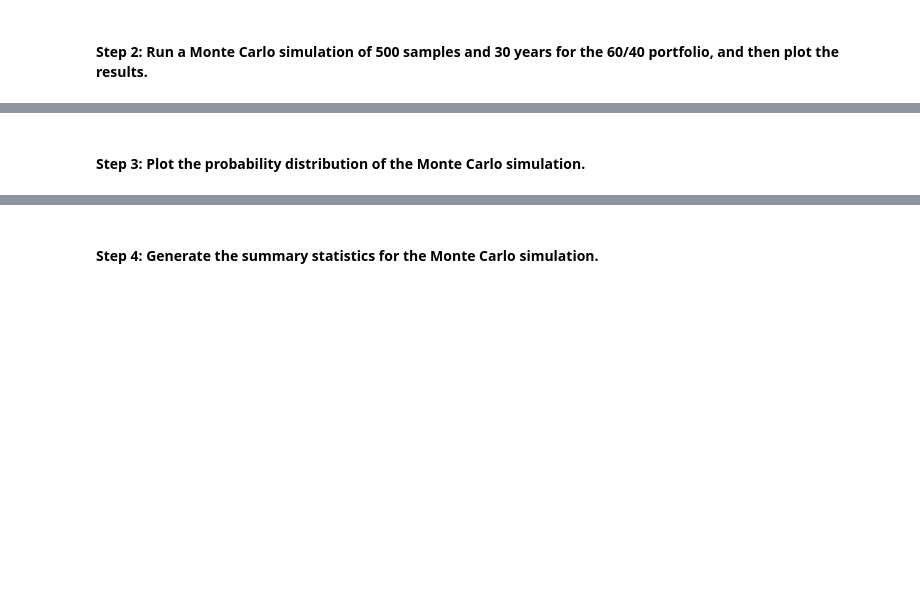
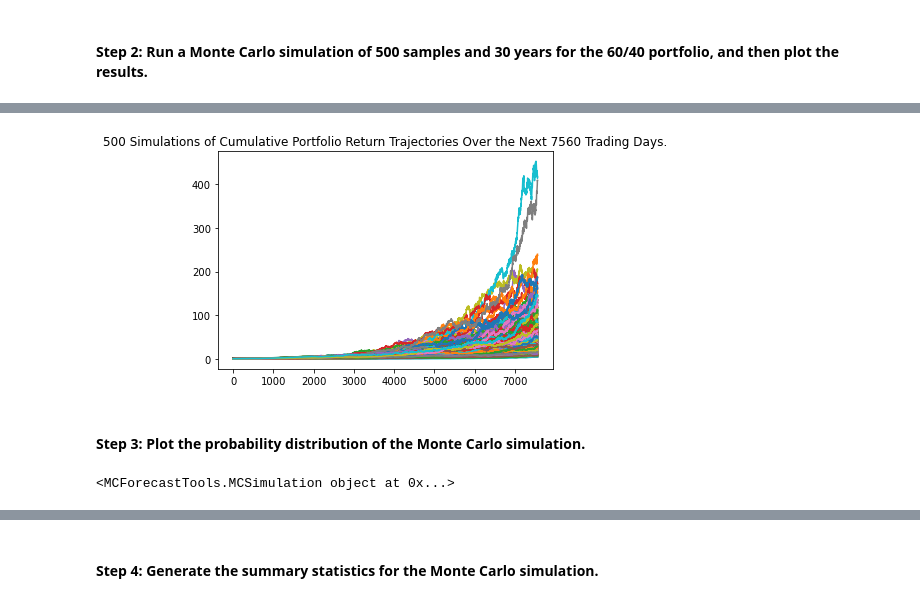
Before and after one commit to aaron-elliott/Challenge-5, a Jupyter notebook: financial_planning_tools.ipynb, the cells around one changed output, grey strips where cells are left out. Drawn from its saved outputs; the diff is of its cells as text; code cells hidden in the pictures; blank space fills up the shorter version.

Commit message:
Financial Analysis Tool
completed

```diff
--- a/financial_planning_tools.ipynb
+++ b/financial_planning_tools.ipynb
@@ -515,22 +558,28 @@ In this section, you’ll use the MCForecastTools library to create a Monte Carl
 # Set start and end dates of 3 years back from your current date
 # Alternatively, you can use an end date of 2020-08-07 and work 3 years back from that date
 
-# YOUR CODE HERE
-# YOUR CODE HERE
+start = pd.Timestamp("2018-10-22", tz="America/New_York").isoformat()
+end = pd.Timestamp("2021-10-22", tz="America/New_York").isoformat()
 
 # Set number of rows to 1000 to retrieve the maximum amount of rows
 
-# YOUR CODE HERE
+limit_rows = 1000
 # %%
 # Use the Alpaca get_barset function to make the API call to get the 3 years worth of pricing data
 # The tickers and timeframe parameters should have been set in Part 1 of this activity
 # The start and end dates should be updated with the information set above
 # Remember to add the df property to the end of the call so the response is returned as a DataFrame
 
-# YOUR CODE HERE
+portfolio_df = alpaca.get_barset(
+    tickers,
+    timeframe,
+    start = start,
+    end = end,
+    limit = limit_rows
+).df
 
 
 # Display both the first and last five rows of the DataFrame
 
-# YOUR CODE HERE
-# YOUR CODE HERE
+portfolio_df.head(5)
+portfolio_df.tail(5)
@@ -541,8 +599,11 @@ In this section, you’ll use the MCForecastTools library to create a Monte Carl
 # The weights should be split 40% to AGG and 60% to SPY.
 # Run 500 samples.
 
-# YOUR CODE HERE
+monte_carlo_30 = MCSimulation(
+  portfolio_data = portfolio_df, weights = [.40,.60],
+  num_simulation = 500, num_trading_days = 30 * 252
+)
 
 # Review the simulation input data
 
-# YOUR CODE HERE
+monte_carlo_30.portfolio_data.head()
@@ -553,10 +654,19 @@ In this section, you’ll use the MCForecastTools library to create a Monte Carl
 # %%
 # Visualize the 30-year Monte Carlo simulation by creating an
 # overlay line plot
 
-# YOUR CODE HERE
+monte_carlo_30_plot = monte_carlo_30.plot_simulation()
+
+monte_carlo_30_plot.get_figure().savefig("monte_carlo_30_plot.png", bbox_inches="tight)
+# %% [output]
+[figure, added]
 # %% [markdown]
 #### Step 3: Plot the probability distribution of the Monte Carlo simulation.
+# %%
+type(monte_carlo_30)
+print(monte_carlo_30)
+# %% [output]
+<MCForecastTools.MCSimulation object at 0x...>
 # %%
 # Visualize the probability distribution of the 30-year Monte Carlo simulation
 # by plotting a histogram
```
Also changed, not shown: parts of 40 cells of this notebook.
